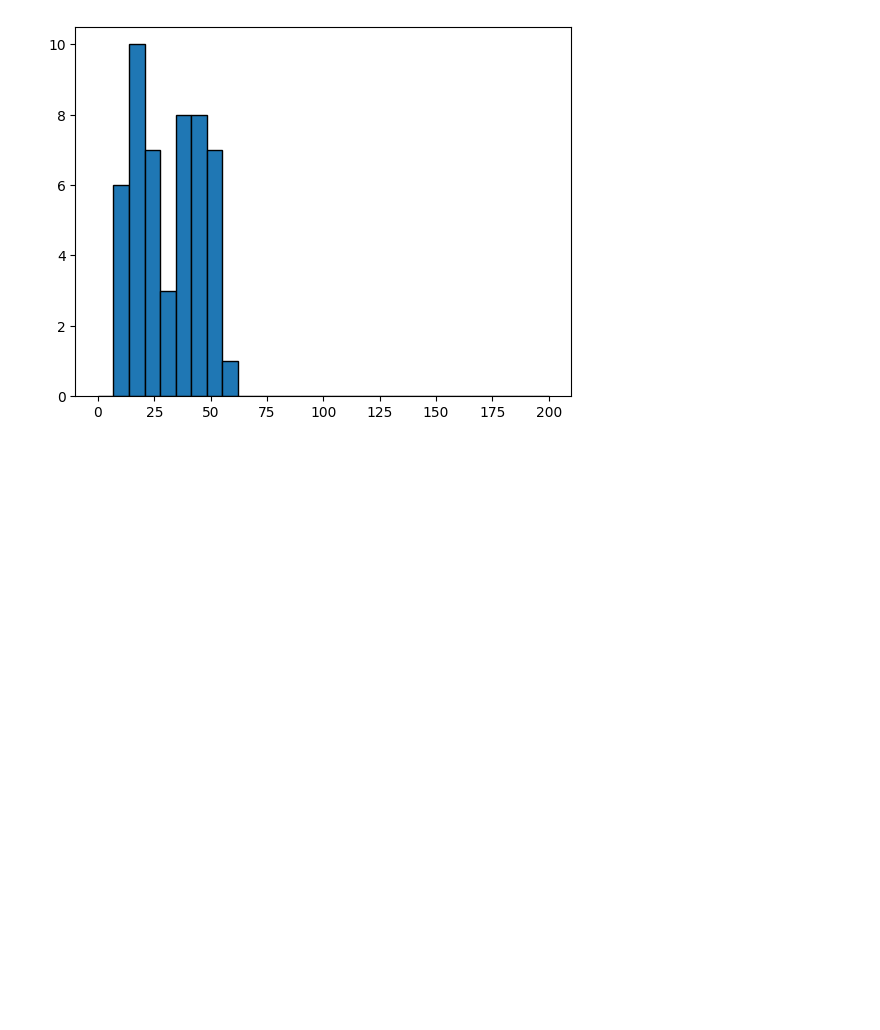
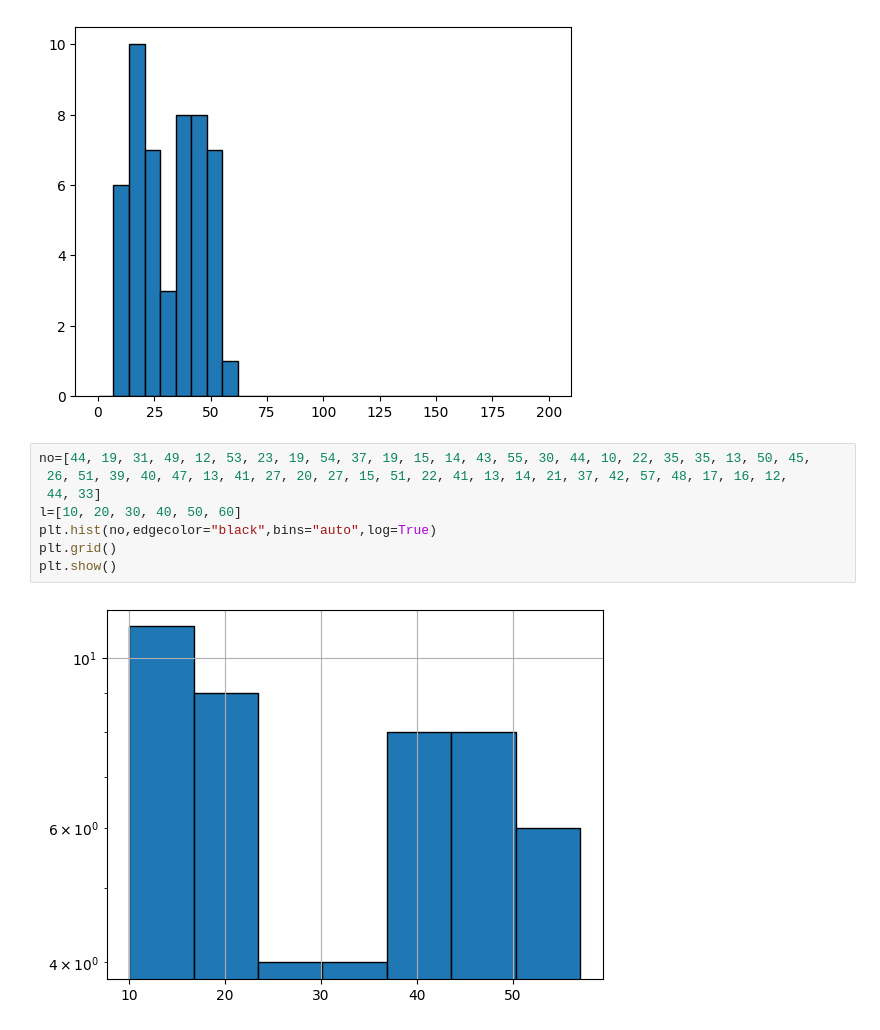
Before and after one commit to Sakib-Hossaine/Machine_Learing_Lab, a Jupyter notebook: new.ipynb, the cells around one changed output. Drawn from its saved outputs; the diff is of its cells as text; blank space fills up the shorter version.

```diff
--- a/new.ipynb
+++ b/new.ipynb
@@ -119,3 +119,13 @@ plt.hist(no,edgecolor="black",bins="auto",range=(0,200))
 plt.show()
 # %% [output]
 [figure]
+# %%
+no=[44, 19, 31, 49, 12, 53, 23, 19, 54, 37, 19, 15, 14, 43, 55, 30, 44, 10, 22, 35, 35, 13, 50, 45,
+ 26, 51, 39, 40, 47, 13, 41, 27, 20, 27, 15, 51, 22, 41, 13, 14, 21, 37, 42, 57, 48, 17, 16, 12,
+ 44, 33]
+l=[10, 20, 30, 40, 50, 60]
+plt.hist(no,edgecolor="black",bins="auto",log=True)
+plt.grid()
+plt.show()
+# %% [output]
+[figure, added]
```
Also changed, not shown: parts of 2 cells of this notebook.
